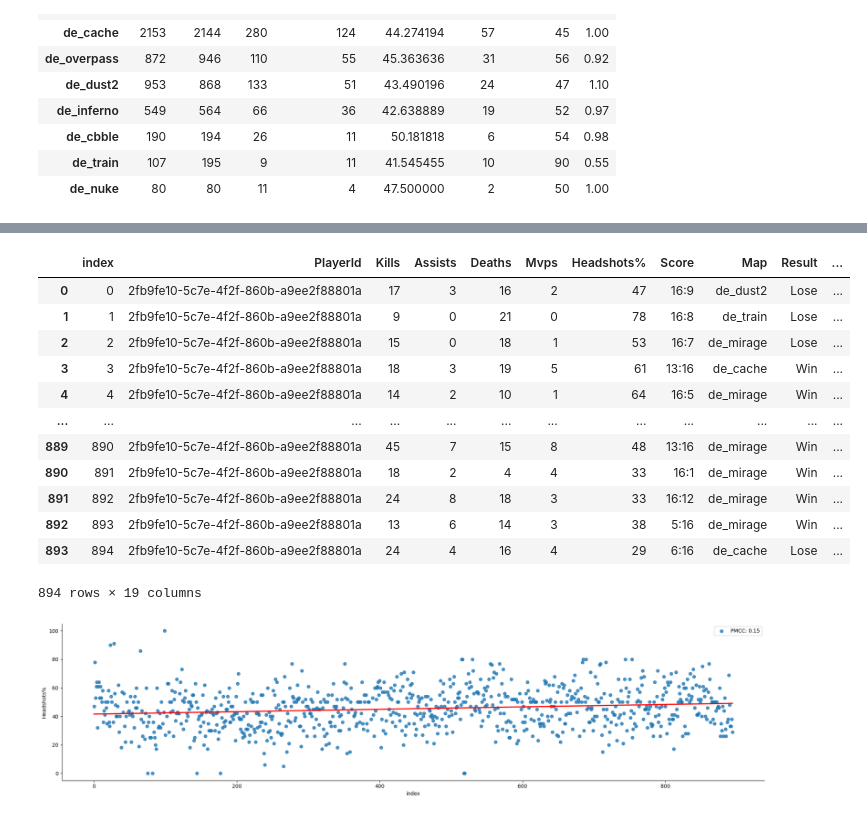
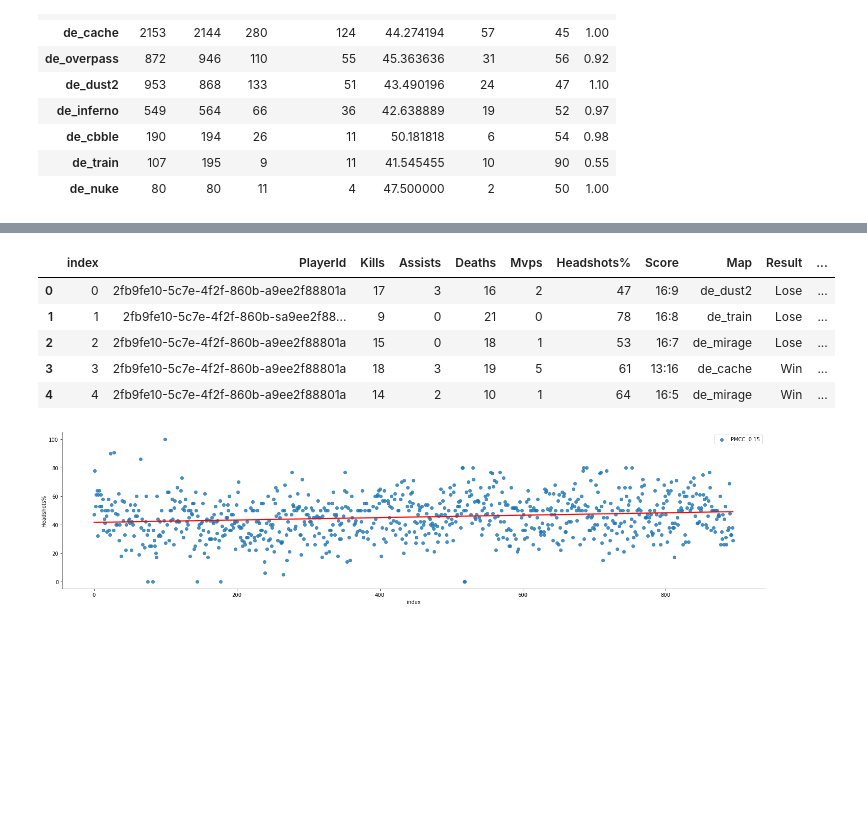
Before and after one commit to Mamin-gamer/Data-collection, a Jupyter notebook: notebooks/MyData.ipynb, the cells around one changed output, grey strips where cells are left out. Drawn from its saved outputs; the diff is of its cells as text; code cells hidden in the pictures; blank space fills up the shorter version.

```diff
--- a/notebooks/MyData.ipynb
+++ b/notebooks/MyData.ipynb
@@ -511,18 +511,11 @@ DF["K/A"] = DF["Kills"]/DF["Assists"]
 # %%
 DF.reset_index(inplace=True)
 # %%
-DF
+DF.head()
 # %% [output]
 |  | index | PlayerId | Kills | Assists | Deaths | Mvps | Headshots% | Score | Map | Result | ... |
 | 0 | 0 | 2fb9fe10-5c7e-4f2f-860b-a9ee2f88801a | 17 | 3 | 16 | 2 | 47 | 16:9 | de_dust2 | Lose | ... |
-| 1 | 1 | 2fb9fe10-5c7e-4f2f-860b-a9ee2f88801a | 9 | 0 | 21 | 0 | 78 | 16:8 | de_train | Lose | ... |
+| 1 | 1 | 2fb9fe10-5c7e-4f2f-860b-sa9ee2f88... | 9 | 0 | 21 | 0 | 78 | 16:8 | de_train | Lose | ... |
 | 2 | 2 | 2fb9fe10-5c7e-4f2f-860b-a9ee2f88801a | 15 | 0 | 18 | 1 | 53 | 16:7 | de_mirage | Lose | ... |
 | 3 | 3 | 2fb9fe10-5c7e-4f2f-860b-a9ee2f88801a | 18 | 3 | 19 | 5 | 61 | 13:16 | de_cache | Win | ... |
 | 4 | 4 | 2fb9fe10-5c7e-4f2f-860b-a9ee2f88801a | 14 | 2 | 10 | 1 | 64 | 16:5 | de_mirage | Win | ... |
-| ... | ... | ... | ... | ... | ... | ... | ... | ... | ... | ... | ... |
-| 889 | 890 | 2fb9fe10-5c7e-4f2f-860b-a9ee2f88801a | 45 | 7 | 15 | 8 | 48 | 13:16 | de_mirage | Win | ... |
-| 890 | 891 | 2fb9fe10-5c7e-4f2f-860b-a9ee2f88801a | 18 | 2 | 4 | 4 | 33 | 16:1 | de_mirage | Win | ... |
-| 891 | 892 | 2fb9fe10-5c7e-4f2f-860b-a9ee2f88801a | 24 | 8 | 18 | 3 | 33 | 16:12 | de_mirage | Win | ... |
-| 892 | 893 | 2fb9fe10-5c7e-4f2f-860b-a9ee2f88801a | 13 | 6 | 14 | 3 | 38 | 5:16 | de_mirage | Win | ... |
-| 893 | 894 | 2fb9fe10-5c7e-4f2f-860b-a9ee2f88801a | 24 | 4 | 16 | 4 | 29 | 6:16 | de_cache | Lose | ... |
-894 rows × 19 columns
```
Also changed, not shown: parts of 15 cells of this notebook.
